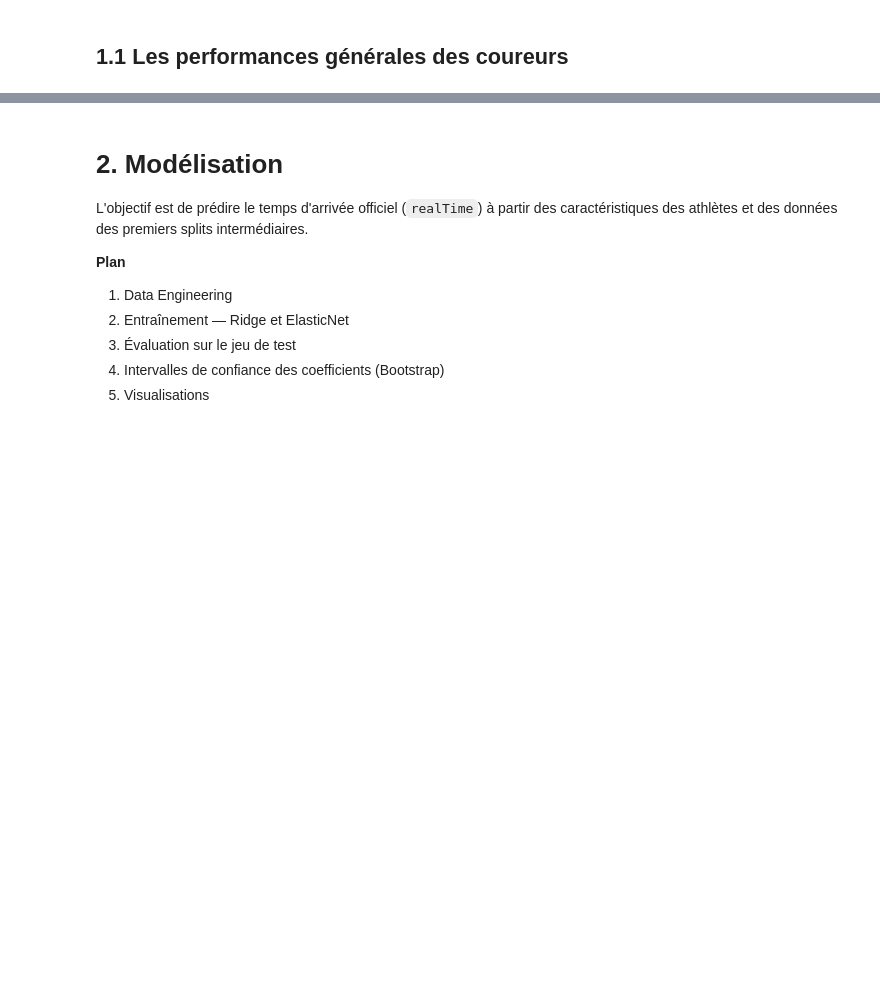
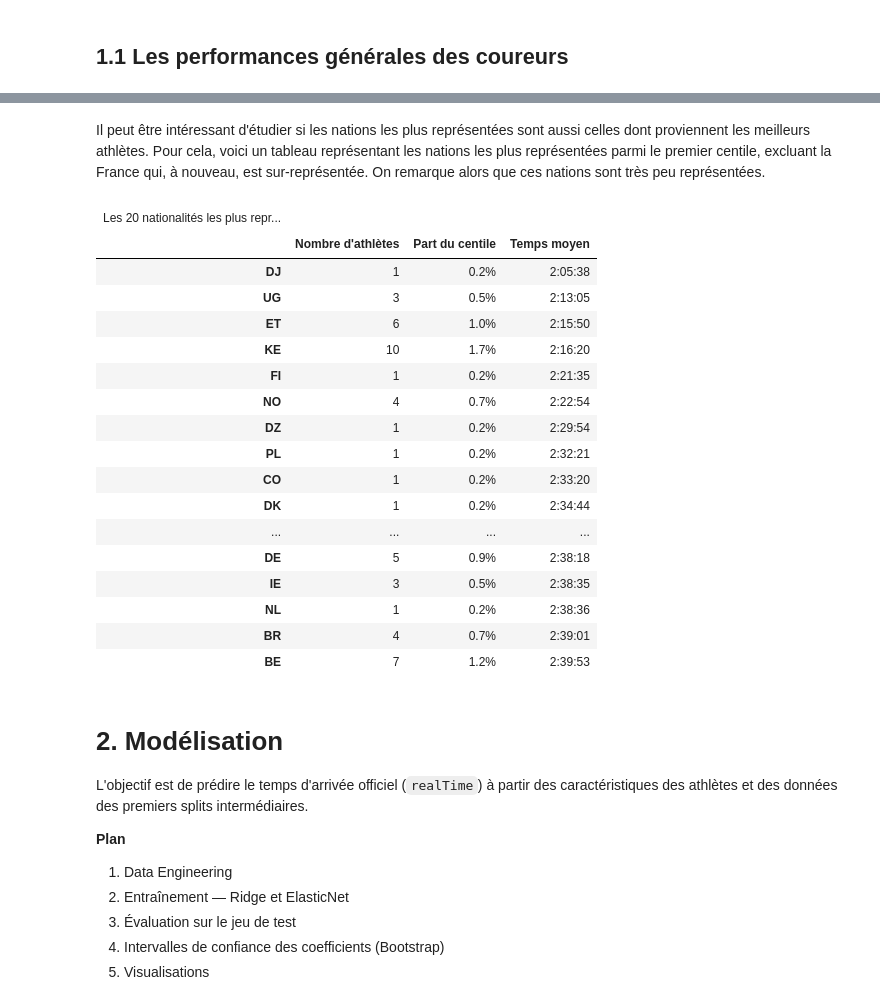
Before and after one commit to AntoineR18/PPDS-Projet-final, a Jupyter notebook: main.ipynb, the cells around one changed output, grey strips where cells are left out. Saved outputs shown, nothing was run; the diff lists cells and outputs as text; code cells hidden in the pictures; blank space fills up the shorter version.

```diff
--- a/main.ipynb
+++ b/main.ipynb
@@ -47,5 +138,26 @@ sda.repart_pays()
+# %% [markdown]
+Il peut être intéressant d'étudier si les nations les plus représentées sont aussi celles dont proviennent les meilleurs athlètes. Pour cela, voici un tableau représentant les nations les plus représentées parmi le premier centile, excluant la France qui, à nouveau, est sur-représentée. On remarque alors que ces nations sont très peu représentées.
 # %%
-sda.meilleurs_pays()
+sd.meilleurs_pays()
+# %% [output]
+| Les 20 nationalités les plus repr... |  |  |  |
+|  | Nombre d'athlètes | Part du centile | Temps moyen |
+| DJ | 1 | 0.2% | 2:05:38 |
+| UG | 3 | 0.5% | 2:13:05 |
+| ET | 6 | 1.0% | 2:15:50 |
+| KE | 10 | 1.7% | 2:16:20 |
+| FI | 1 | 0.2% | 2:21:35 |
+| NO | 4 | 0.7% | 2:22:54 |
+| DZ | 1 | 0.2% | 2:29:54 |
+| PL | 1 | 0.2% | 2:32:21 |
+| CO | 1 | 0.2% | 2:33:20 |
+| DK | 1 | 0.2% | 2:34:44 |
+| ... | ... | ... | ... |
+| DE | 5 | 0.9% | 2:38:18 |
+| IE | 3 | 0.5% | 2:38:35 |
+| NL | 1 | 0.2% | 2:38:36 |
+| BR | 4 | 0.7% | 2:39:01 |
+| BE | 7 | 1.2% | 2:39:53 |
 # %% [markdown]
 # 2. Modélisation
 L'objectif est de prédire le temps d'arrivée officiel (`realTime`) à partir des caractéristiques des athlètes et des données des premiers splits intermédiaires.
```
Also changed, not shown: parts of 16 cells of this notebook, 2 other files.
